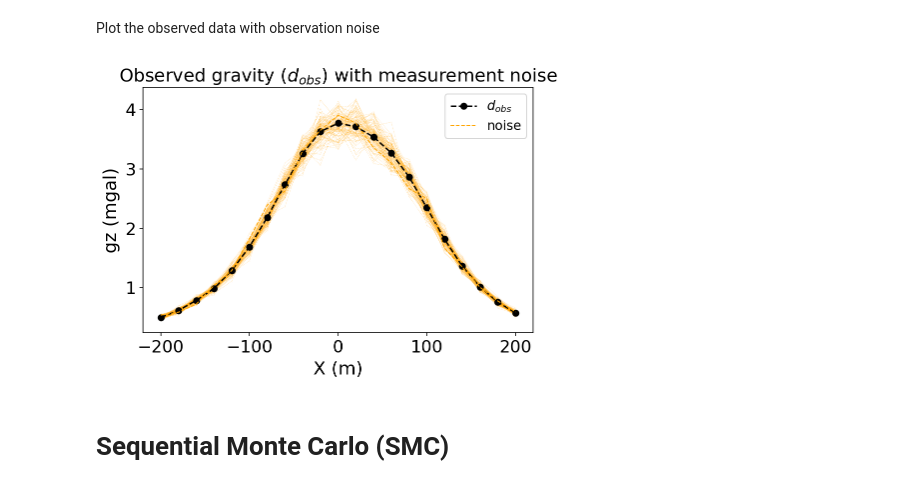
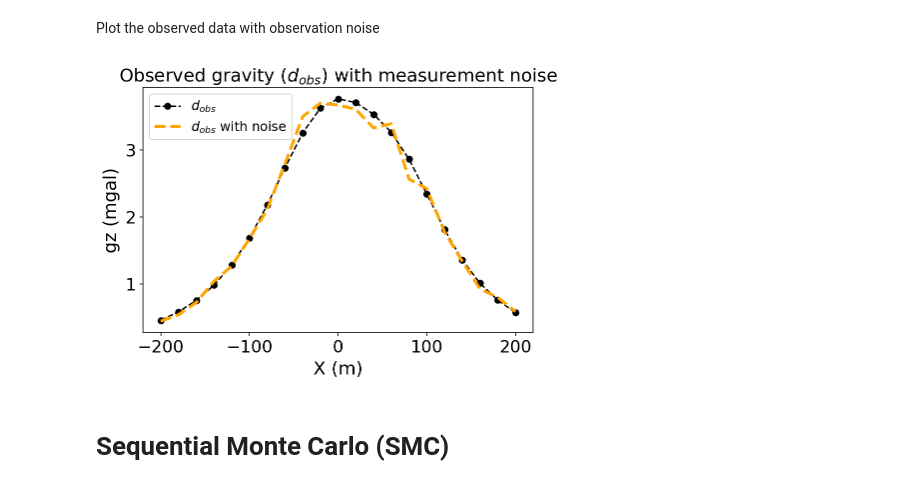
Before and after one commit to sdyinzhen/Model-Error-Quantification, a Jupyter notebook: SMC_for_Stochastic_Geophyical_Inversion.ipynb, the cells around one changed output. Cells and saved outputs as stored; diff of their text form; code cells hidden in the pictures.

```diff
--- a/SMC_for_Stochastic_Geophyical_Inversion.ipynb
+++ b/SMC_for_Stochastic_Geophyical_Inversion.ipynb
@@ -82,9 +82,6 @@ Create the observed gravity survey without noise
 dobs1 = g_z_mGal(m_obs1[0], m_obs1[1], m_obs1[2], x, c=x1).reshape(1,-1)
 dobs2 = g_z_mGal(m_obs2[0], m_obs2[1], m_obs2[2], x, c=x2).reshape(1,-1)
 dobs = dobs1+dobs2
-dobs[0,0]=dobs[0,0]+0.04
-dobs[0,1]=dobs[0,1]+0.03
-dobs[0,2]=dobs[0,2]+0.03
 # %% [markdown]
 Add 5% Gaussian observation error to the pure signal
 # %%
@@ -103,18 +103,18 @@ Plot the observed data with observation noise
 # %%
 dobs_nsy = np.repeat(dobs, n_Samples, axis=0)  + noise
 dobs_realnum = 11
 dobs_nsy_survey = dobs_nsy[dobs_realnum:dobs_realnum+1]
 plt.figure(figsize=(7,4.5))
-for i in range(100):
-    plt.plot(x, dobs_nsy[i], '.--', c='orange', markersize=0.1, linewidth=0.3, alpha=0.4)
+# for i in range(100):
+#     plt.plot(x, dobs_nsy[i], '.--', c='orange', markersize=0.1, linewidth=0.3, alpha=0.4)
 plt.plot(x, dobs[0], '.--', label='$d_{obs}$', markersize=12, color='k')
-plt.plot(x, dobs_nsy[i], '.--', c='orange', markersize=0.1, linewidth=1, label='noise')
+plt.plot(x, dobs_nsy_survey[0], '.--', c='orange', markersize=0.1, linewidth=3, label='$d_{obs}$ with noise')
 plt.title('Observed gravity ($d_{obs}$) with measurement noise')
 plt.ylabel('gz (mgal)'), plt.xlabel('X (m)')
 plt.legend(prop={'size':13})
 plt.show()
 # %% [output]
-[figure, old version]
+[figure, new version]
 # %% [markdown]
 # Sequential Monte Carlo (SMC)
 # %% [markdown]
```
Also changed, not shown: parts of 20 cells of this notebook.
